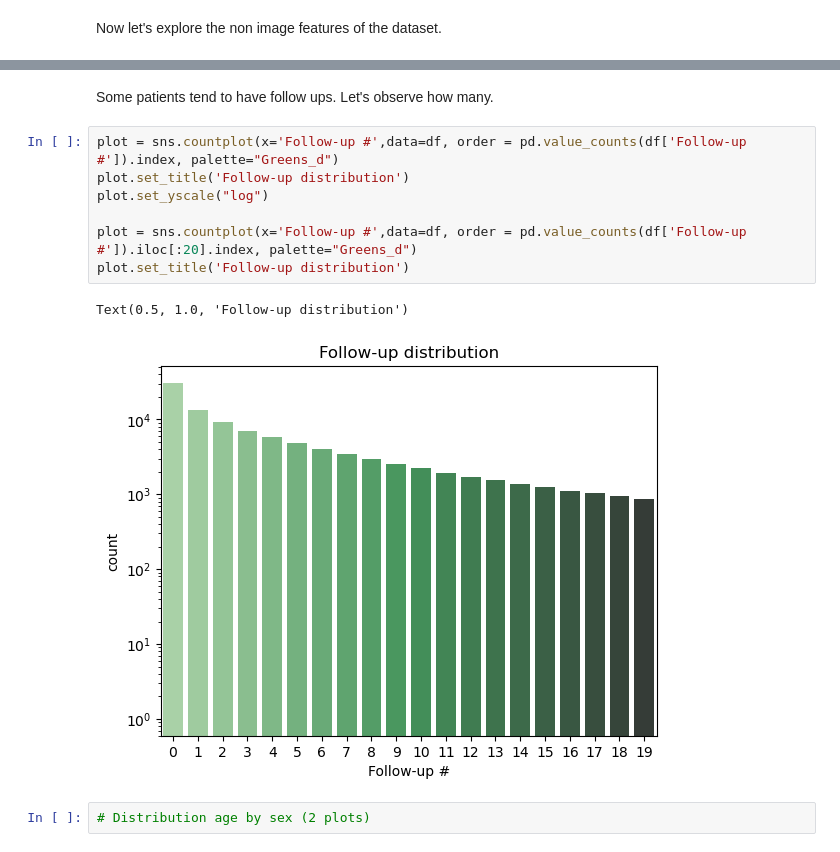
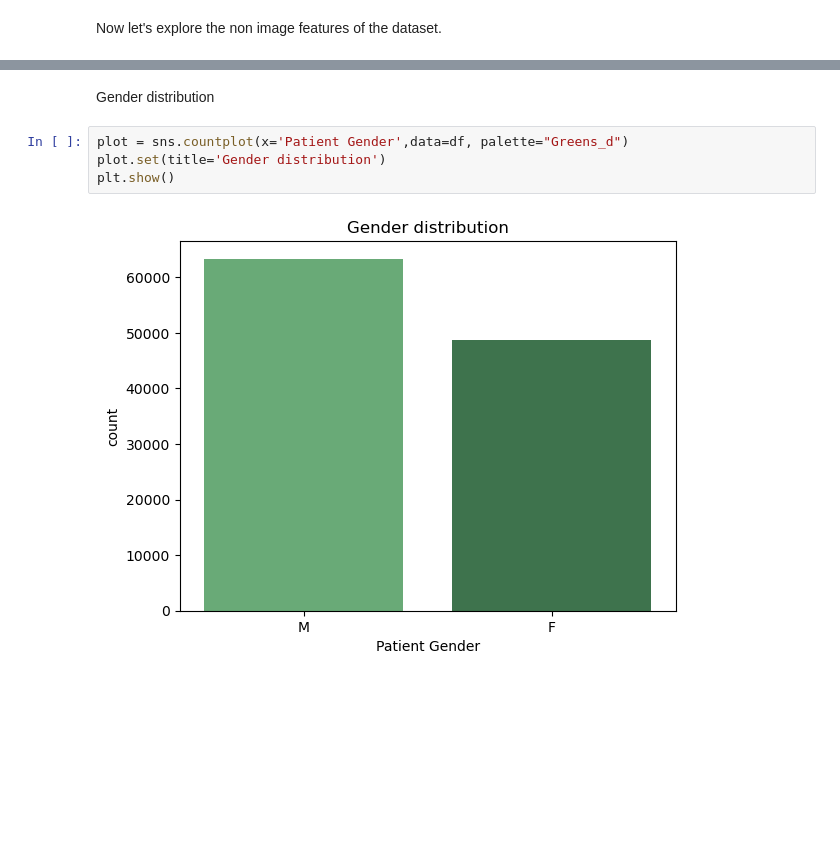
Before and after one commit to ppapageo/chest-xray, a Jupyter notebook: explore.ipynb, the cells around one changed output, grey strips where cells are left out. Drawn from its saved outputs; the diff is of its cells as text; blank space fills up the shorter version.

```diff
--- a/explore.ipynb
+++ b/explore.ipynb
@@ -172,16 +148,10 @@ plot.set_xticklabels(x);
 # %% [output]
 [figure]
-# %% [markdown]
-Some patients tend to have follow ups. Let's observe how many.
-# %%
-plot = sns.countplot(x='Follow-up #',data=df, order = pd.value_counts(df['Follow-up #']).index, palette="Greens_d")
-plot.set_title('Follow-up distribution')
-plot.set_yscale("log")
-
-plot = sns.countplot(x='Follow-up #',data=df, order = pd.value_counts(df['Follow-up #']).iloc[:20].index, palette="Greens_d")
-plot.set_title('Follow-up distribution')
-# %% [output]
-Text(0.5, 1.0, 'Follow-up distribution')
-[figure, removed]
-# %%
-# Distribution age by sex (2 plots)
+# %% [markdown]
+Gender distribution
+# %%
+plot = sns.countplot(x='Patient Gender',data=df, palette="Greens_d")
+plot.set(title='Gender distribution')
+plt.show()
+# %% [output]
+[figure, added]
```
Also changed, not shown: parts of 12 cells of this notebook.
